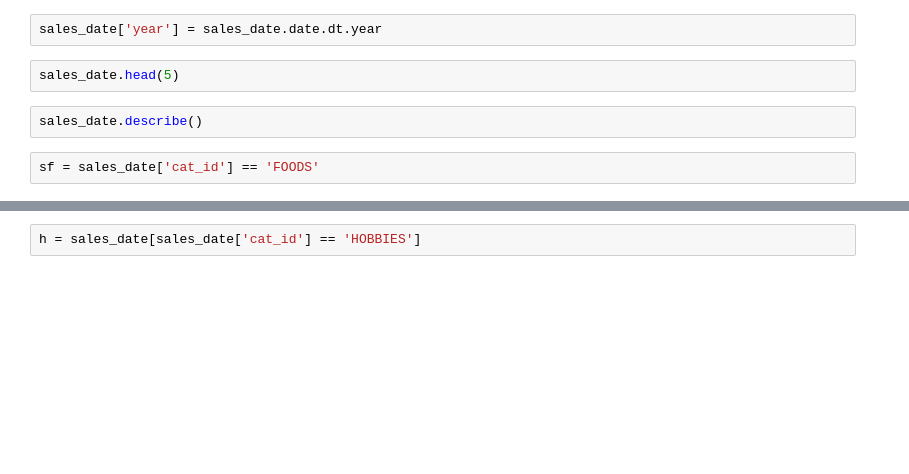
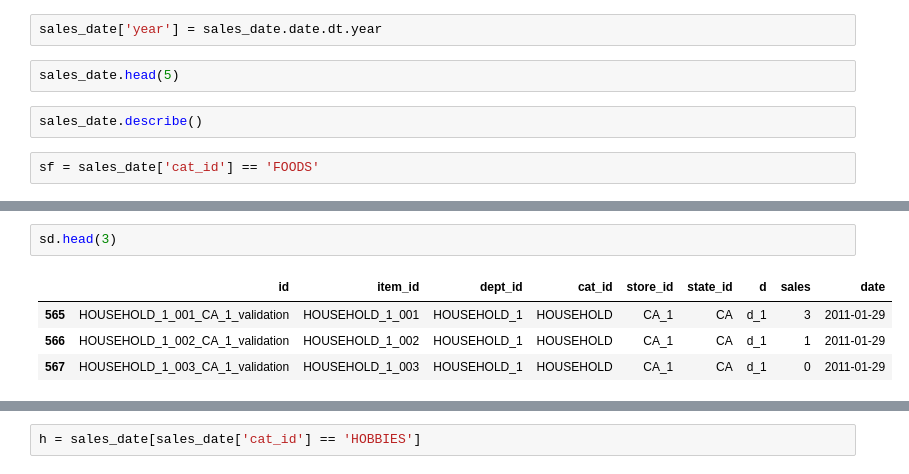
Before and after one commit to akg-23/walmart_sales_analysis, a Jupyter notebook: walmart.ipynb, the cells around one changed output, grey strips where cells are left out. Drawn from its saved outputs; the diff is of its cells as text; blank space fills up the shorter version.

```diff
--- a/walmart.ipynb
+++ b/walmart.ipynb
@@ -201,2 +354,9 @@ np.std(sd['sales'])
+# %%
+sd.head(3)
+# %% [output]
+|  | id | item_id | dept_id | cat_id | store_id | state_id | d | sales | date |
+| 565 | HOUSEHOLD_1_001_CA_1_validation | HOUSEHOLD_1_001 | HOUSEHOLD_1 | HOUSEHOLD | CA_1 | CA | d_1 | 3 | 2011-01-29 |
+| 566 | HOUSEHOLD_1_002_CA_1_validation | HOUSEHOLD_1_002 | HOUSEHOLD_1 | HOUSEHOLD | CA_1 | CA | d_1 | 1 | 2011-01-29 |
+| 567 | HOUSEHOLD_1_003_CA_1_validation | HOUSEHOLD_1_003 | HOUSEHOLD_1 | HOUSEHOLD | CA_1 | CA | d_1 | 0 | 2011-01-29 |
 # %%
 np.std(sd['sales'], ddof=1)
```
Also changed, not shown: parts of 68 cells of this notebook.
